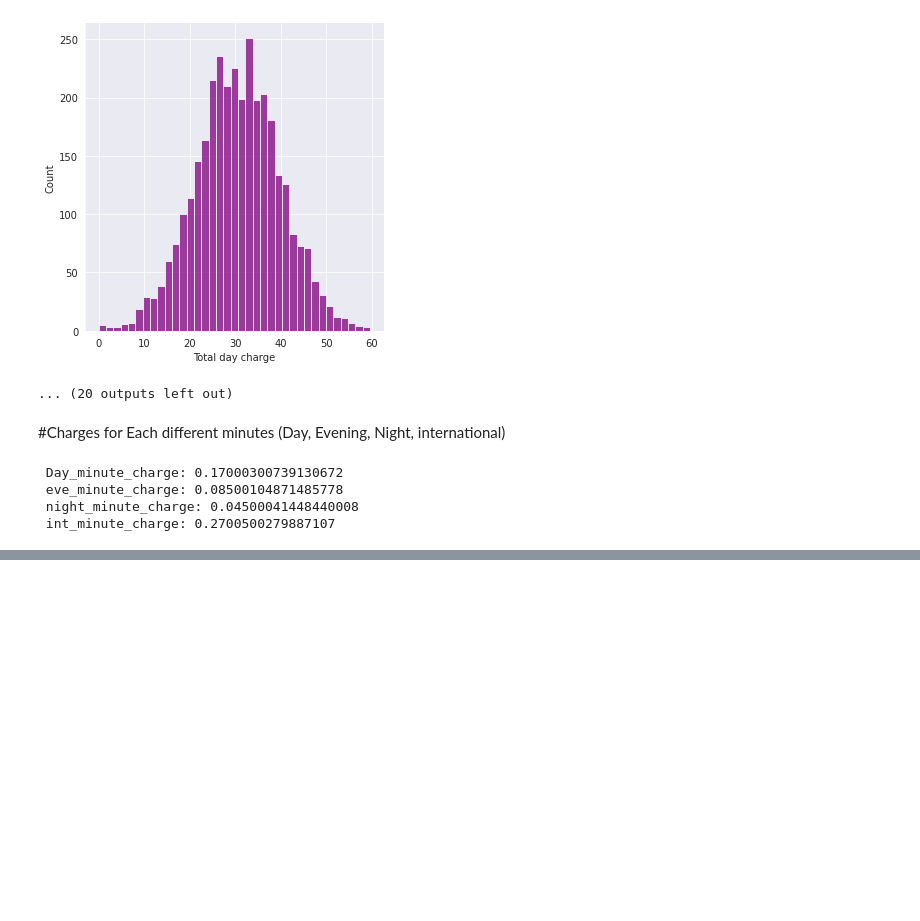
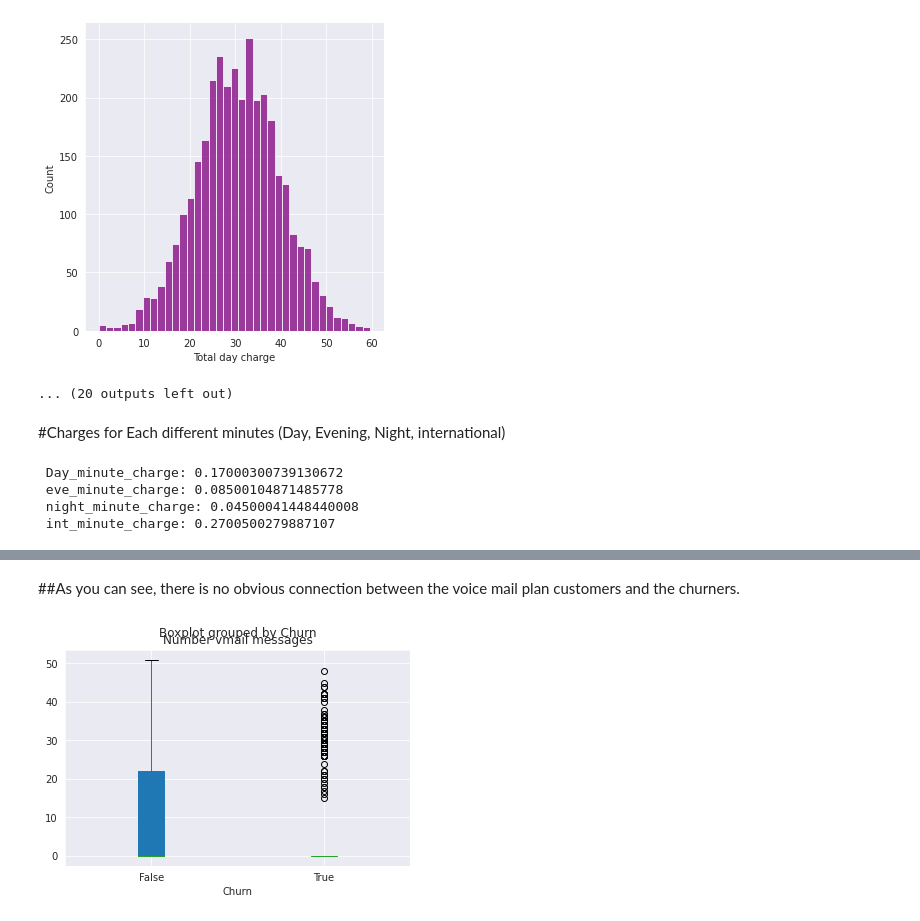
Before and after one commit to PUNEETSUBHANJI/Exploratory-Data-Analysis-of-churn-dataset, a Jupyter notebook: EDA_Telecom_Churn_analysis.ipynb, the cells around one changed output, grey strips where cells are left out. Cells and saved outputs as stored; diff of their text form; code cells hidden in the pictures; blank space fills up the shorter version.

```diff
--- a/EDA_Telecom_Churn_analysis.ipynb
+++ b/EDA_Telecom_Churn_analysis.ipynb
@@ -432,0 +453,7 @@ print(f' Day_minute_charge: {day_minute_charge} \n eve_minute_charge: {eve_minut
+# %% [markdown]
+##As you can see, there is no obvious connection between the voice mail plan customers and the churners.
+# %%
+tele_churn_df.boxplot(column="Number vmail messages",by='Churn',patch_artist=True)
+plt.show()
+# %% [output]
+[figure, added]
```
Also changed, not shown: parts of 15 cells of this notebook.
